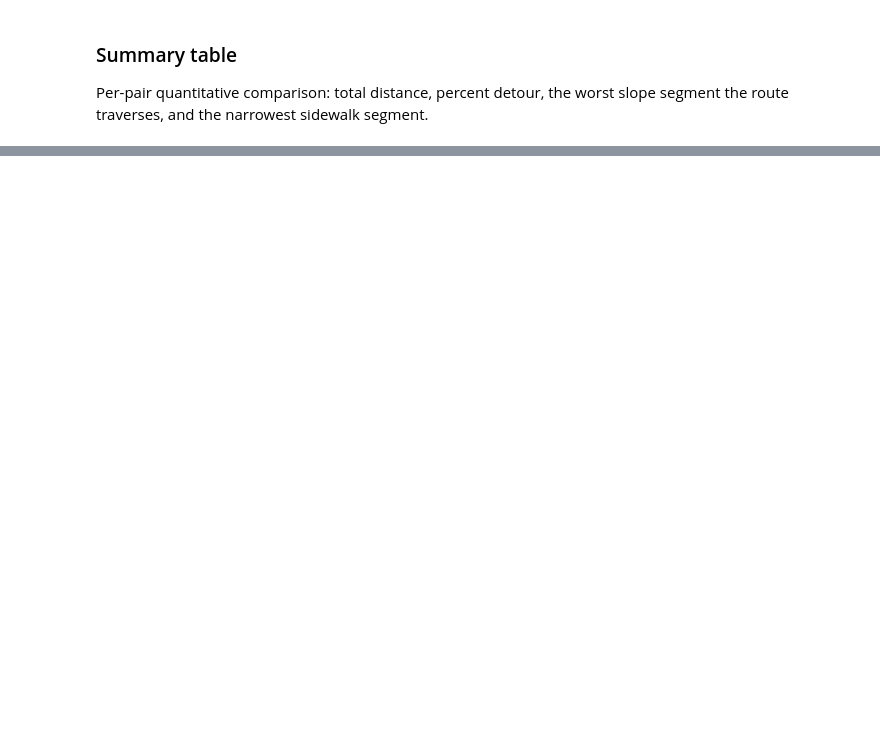
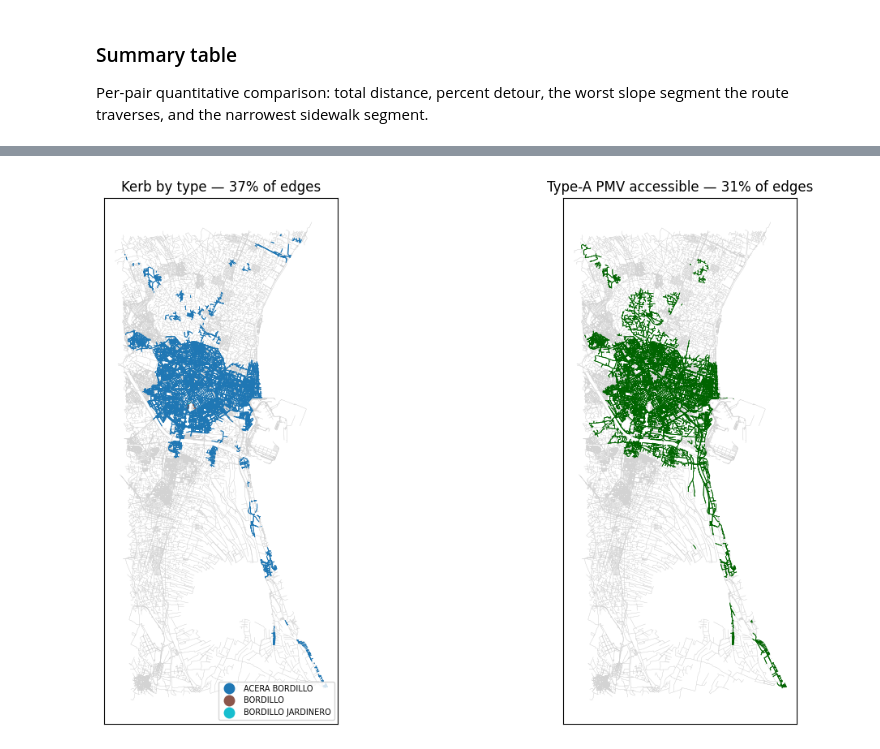
Before and after one commit to mehrrero/rampa, a Jupyter notebook: example.ipynb, the cells around one changed output, grey strips where cells are left out. Drawn from its saved outputs; the diff is of its cells as text; code cells hidden in the pictures; blank space fills up the shorter version.

Commit message:
api updated with valencia data

```diff
--- a/example.ipynb
+++ b/example.ipynb
@@ -255,0 +292,14 @@ pd.DataFrame(summary).round(2)
+# %%
+overlay_cols = ["kerb", "kerb_type", "access_veh_a"]
+HAS_OVERLAYS = all(c in edges_gdf.columns for c in overlay_cols)
+
+if not HAS_OVERLAYS:
+    missing = [c for c in overlay_cols if c not in edges_gdf.columns]
+    print(f"Overlay columns missing: {missing}.")
+    print("Re-run `python -m scripts.initialize` with the `valencia:` block in config.yaml.")
+else:
+    n = len(edges_gdf)
+    for c in ["kerb", "access_veh_a"]:
+        print(f"{c:<13} {int(edges_gdf[c].sum()):>7,}  ({edges_gdf[c].mean()*100:4.1f}% of {n:,} edges)")
+    print("\nkerb_type:")
+    print(edges_gdf["kerb_type"].value_counts(dropna=False).to_string())
@@ -255,0 +320,29 @@ pd.DataFrame(summary).round(2)
+# %%
+if HAS_OVERLAYS:
+    fig, axs = plt.subplots(1, 2, figsize=(14, 7))
+
+    # 1) kerbs coloured by type
+    edges_gdf.plot(ax=axs[0], color="lightgrey", linewidth=0.2)
+    kt = edges_gdf[edges_gdf["kerb"]]
+    if len(kt):
+        kt.plot(
+            ax=axs[0], column="kerb_type", categorical=True, linewidth=0.6,
+            legend=True, legend_kwds={"loc": "lower right", "fontsize": 7},
+        )
+    axs[0].set_title(f"Kerb by type — {edges_gdf['kerb'].mean()*100:.0f}% of edges")
+
+    # 2) type-A PMV-accessible edges
+    edges_gdf.plot(ax=axs[1], color="lightgrey", linewidth=0.2)
+    sel = edges_gdf[edges_gdf["access_veh_a"]]
+    if len(sel):
+        sel.plot(ax=axs[1], color="darkgreen", linewidth=0.6)
+    axs[1].set_title(f"Type-A PMV accessible — {edges_gdf['access_veh_a'].mean()*100:.0f}% of edges")
+
+    for ax in axs:
+        ax.set_aspect("equal")
+        ax.set_xticks([]); ax.set_yticks([])
+    plt.tight_layout()
+else:
+    print("Skipped — overlay columns not present (see summary cell above).")
+# %% [output]
+[figure, added]
```
Also changed, not shown: parts of 24 cells of this notebook, 10 other files.
